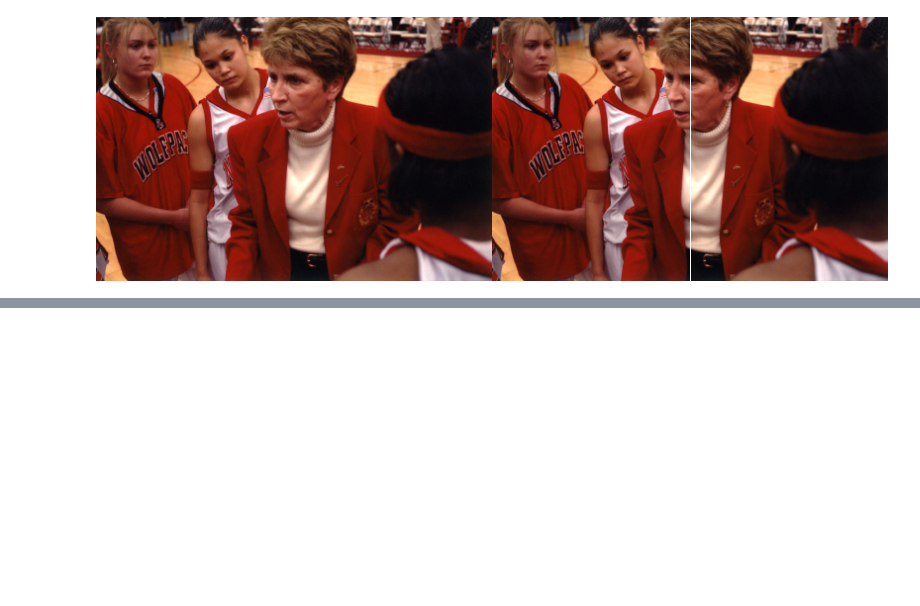
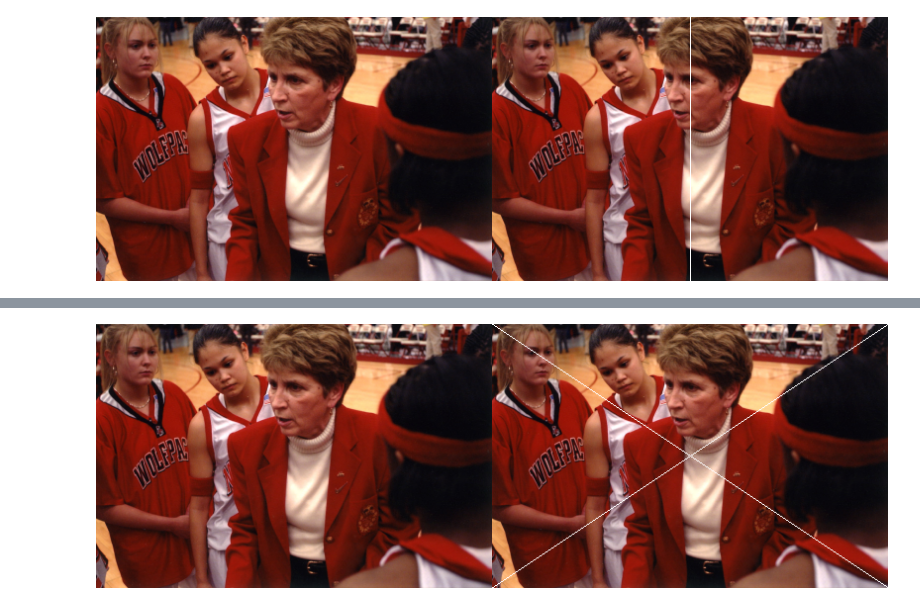
Before and after one commit to reg4762/PVCK_Ganjil_2024, a Jupyter notebook: Week1.ipynb, the cells around one changed output, grey strips where cells are left out. Saved outputs shown, nothing was run; the diff lists cells and outputs as text; code cells hidden in the pictures; blank space fills up the shorter version.

```diff
--- a/Week1.ipynb
+++ b/Week1.ipynb
@@ -49,14 +56,14 @@ cv2_imshow(final_frame)
 # %% [output]
 [figure]
 # %%
+# Tugas Vertikal Menggunakan Perulangan
+
 image_2 = cv.cvtColor(image, cv.COLOR_BGR2RGB)
 image_3 = cv.cvtColor(image, cv.COLOR_BGR2RGB)
 
-#membuat garis vertikal ditengah image
-# for x in range (tinggi):
-#   image_3[int((lebar)/2),x] = [255,255,255]
-
-image_3[:, 200] = [255,255,255]
+# membuat garis vertikal ditengah image
+for x in range (tinggi):
+  image_3[x, int((lebar)/2)] = [255,255,255]
 
 final_frame = cv.hconcat((image_2, image_3))
 cv2_imshow(final_frame)
@@ -79,0 +85,15 @@ error: OpenCV(4.10.0) :-1: error: (-5:Bad argument) in function 'hconcat'
+# %%
+# Tugas Diagonal
+
+image_2 = cv.cvtColor(image, cv.COLOR_BGR2RGB)
+image_3 = cv.cvtColor(image, cv.COLOR_BGR2RGB)
+
+# Membuat garis menyilang diagonal
+for x in range(lebar):
+  image_3[int(x*(tinggi/lebar)), x] = [255, 255, 255]
+  image_3[tinggi-1-int(x*(tinggi/lebar)), x] = [255, 255, 255]
+
+final_frame = cv.hconcat((image_2, image_3))
+cv2_imshow(final_frame)
+# %% [output]
+[figure, added]
```
Also changed, not shown: parts of 10 cells of this notebook.
